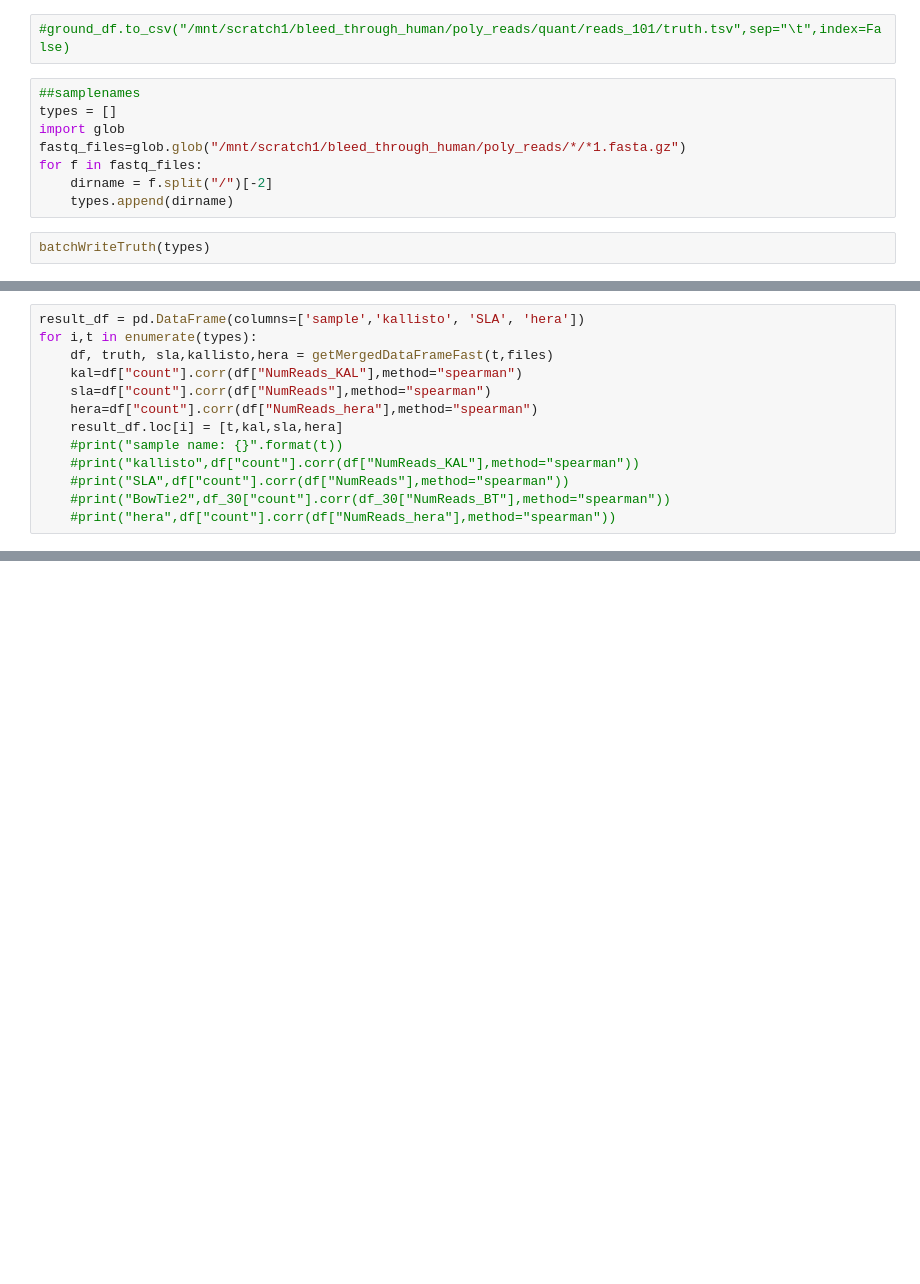
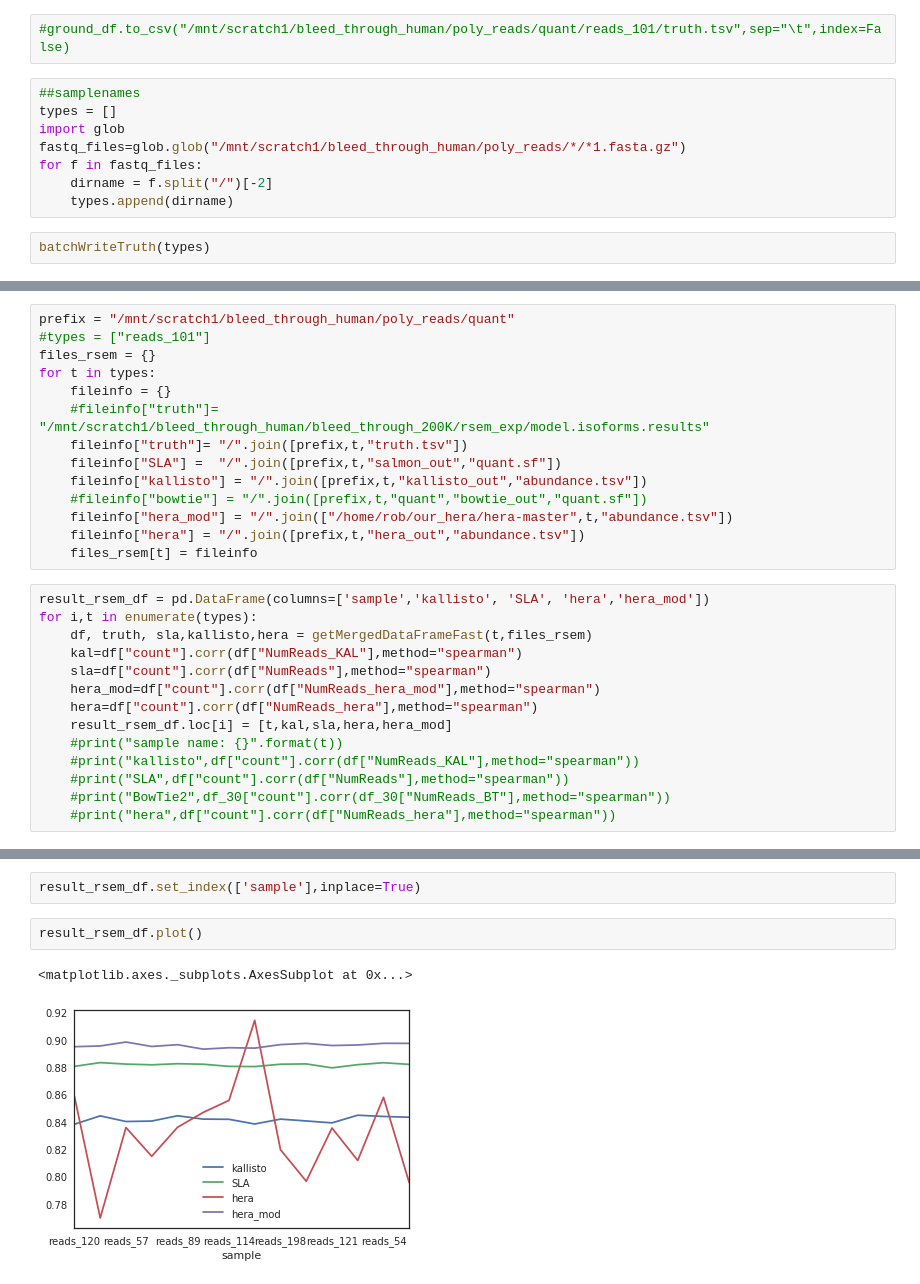
Before and after one commit to COMBINE-lab/selective-alignment-experiment, a Jupyter notebook: bleed_through_experiment/Evaluation_polyester.ipynb, the cells around one changed output, grey strips where cells are left out. Drawn from its saved outputs; the diff is of its cells as text; blank space fills up the shorter version.

```diff
--- a/bleed_through_experiment/Evaluation_polyester.ipynb
+++ b/bleed_through_experiment/Evaluation_polyester.ipynb
@@ -90,11 +203,26 @@ for t in types:
+# %%
+prefix = "/mnt/scratch1/bleed_through_human/poly_reads/quant"
+#types = ["reads_101"]
+files_rsem = {}
+for t in types:
+    fileinfo = {}
+    #fileinfo["truth"]= "/mnt/scratch1/bleed_through_human/bleed_through_200K/rsem_exp/model.isoforms.results"
+    fileinfo["truth"]= "/".join([prefix,t,"truth.tsv"])
+    fileinfo["SLA"] =  "/".join([prefix,t,"salmon_out","quant.sf"])
+    fileinfo["kallisto"] = "/".join([prefix,t,"kallisto_out","abundance.tsv"])
+    #fileinfo["bowtie"] = "/".join([prefix,t,"quant","bowtie_out","quant.sf"])
+    fileinfo["hera_mod"] = "/".join(["/home/rob/our_hera/hera-master",t,"abundance.tsv"])
+    fileinfo["hera"] = "/".join([prefix,t,"hera_out","abundance.tsv"])
+    files_rsem[t] = fileinfo
 # %%
-result_df = pd.DataFrame(columns=['sample','kallisto', 'SLA', 'hera'])
+result_rsem_df = pd.DataFrame(columns=['sample','kallisto', 'SLA', 'hera','hera_mod'])
 for i,t in enumerate(types):
-    df, truth, sla,kallisto,hera = getMergedDataFrameFast(t,files)
+    df, truth, sla,kallisto,hera = getMergedDataFrameFast(t,files_rsem)
     kal=df["count"].corr(df["NumReads_KAL"],method="spearman")
     sla=df["count"].corr(df["NumReads"],method="spearman")
+    hera_mod=df["count"].corr(df["NumReads_hera_mod"],method="spearman")
     hera=df["count"].corr(df["NumReads_hera"],method="spearman")
-    result_df.loc[i] = [t,kal,sla,hera]
+    result_rsem_df.loc[i] = [t,kal,sla,hera,hera_mod]
     #print("sample name: {}".format(t))
     #print("kallisto",df["count"].corr(df["NumReads_KAL"],method="spearman"))
     #print("SLA",df["count"].corr(df["NumReads"],method="spearman"))
@@ -120,0 +260,7 @@ result_df
+# %%
+result_rsem_df.set_index(['sample'],inplace=True)
+# %%
+result_rsem_df.plot()
+# %% [output]
+<matplotlib.axes._subplots.AxesSubplot at 0x...>
+[figure, added]
```
Also changed, not shown: parts of 23 cells of this notebook, 4 other files.
